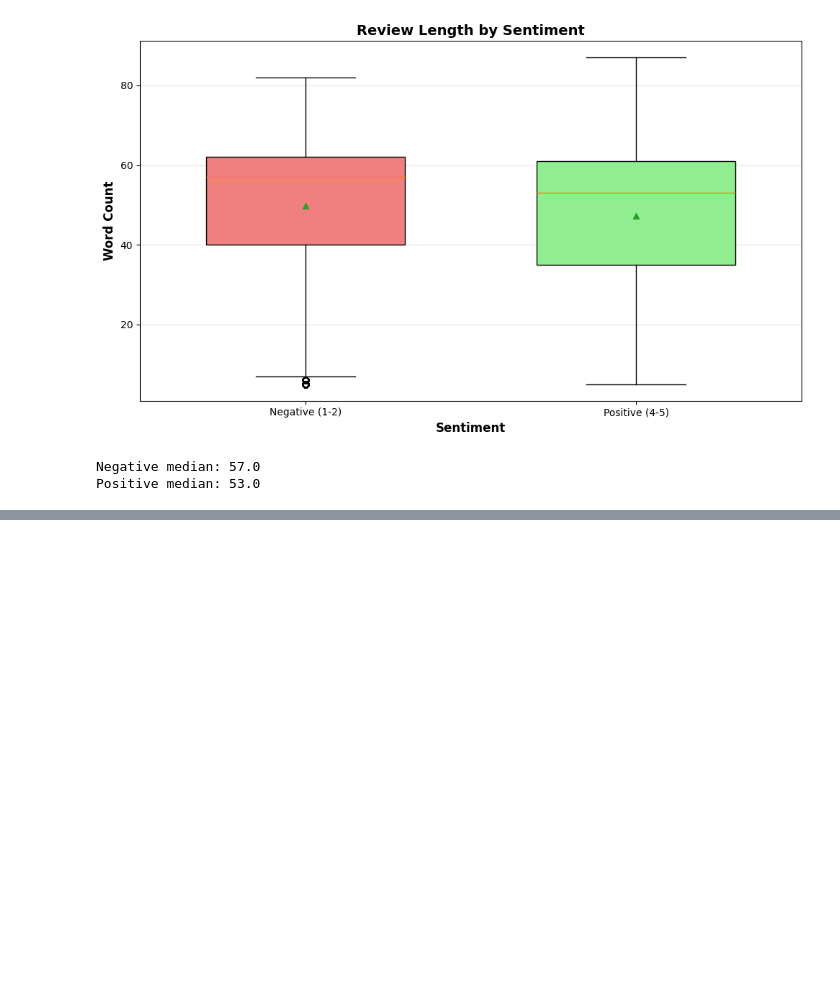
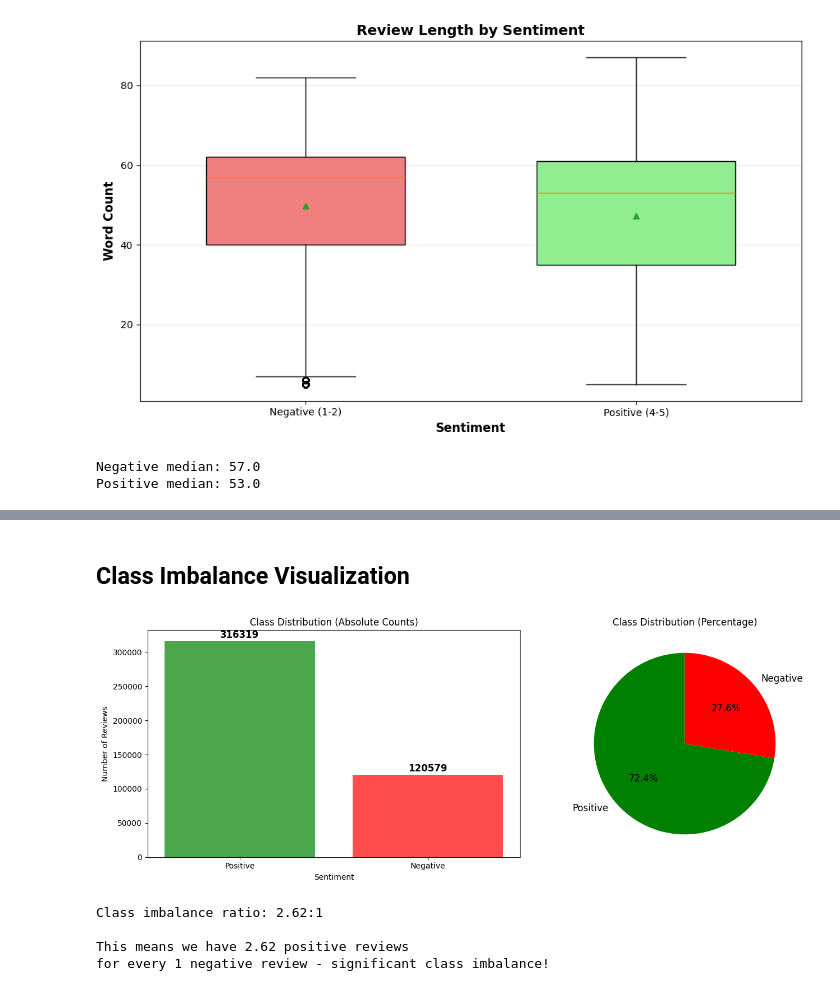
Before and after one commit to 3028Bikalpa/SOSC314_project_Bikki, a Jupyter notebook: project_code.ipynb, the cells around one changed output, grey strips where cells are left out. Saved outputs shown, nothing was run; the diff lists cells and outputs as text; code cells hidden in the pictures; blank space fills up the shorter version.

```diff
--- a/project_code.ipynb
+++ b/project_code.ipynb
@@ -416,0 +599,32 @@ Positive median: 53.0
+# %% [markdown]
+## Class Imbalance Visualization
+# %%
+# Detailed class imbalance analysis
+fig, axes = plt.subplots(1, 2, figsize=(14, 5))
+
+# Count plot
+sentiment_counts = df_modeling['sentiment_label'].value_counts()
+axes[0].bar(sentiment_counts.index, sentiment_counts.values, color=['green', 'red'], alpha=0.7)
+axes[0].set_title('Class Distribution (Absolute Counts)')
+axes[0].set_xlabel('Sentiment')
+axes[0].set_ylabel('Number of Reviews')
+for i, v in enumerate(sentiment_counts.values):
+    axes[0].text(i, v + 5000, str(v), ha='center', fontsize=12, fontweight='bold')
+
+# Pie chart
+axes[1].pie(sentiment_counts.values, labels=sentiment_counts.index, autopct='%1.1f%%',
+            colors=['green', 'red'], startangle=90, textprops={'fontsize': 12})
+axes[1].set_title('Class Distribution (Percentage)')
+
+plt.tight_layout()
+plt.show()
+
+print(f"Class imbalance ratio: {sentiment_counts['Positive'] / sentiment_counts['Negative']:.2f}:1")
+print(f"\nThis means we have {sentiment_counts['Positive'] / sentiment_counts['Negative']:.2f} positive reviews")
+print(f"for every 1 negative review - significant class imbalance!")
+# %% [output]
+[figure, added]
+Class imbalance ratio: 2.62:1
+
+This means we have 2.62 positive reviews
+for every 1 negative review - significant class imbalance!
```
Also changed, not shown: parts of 9 cells of this notebook.
